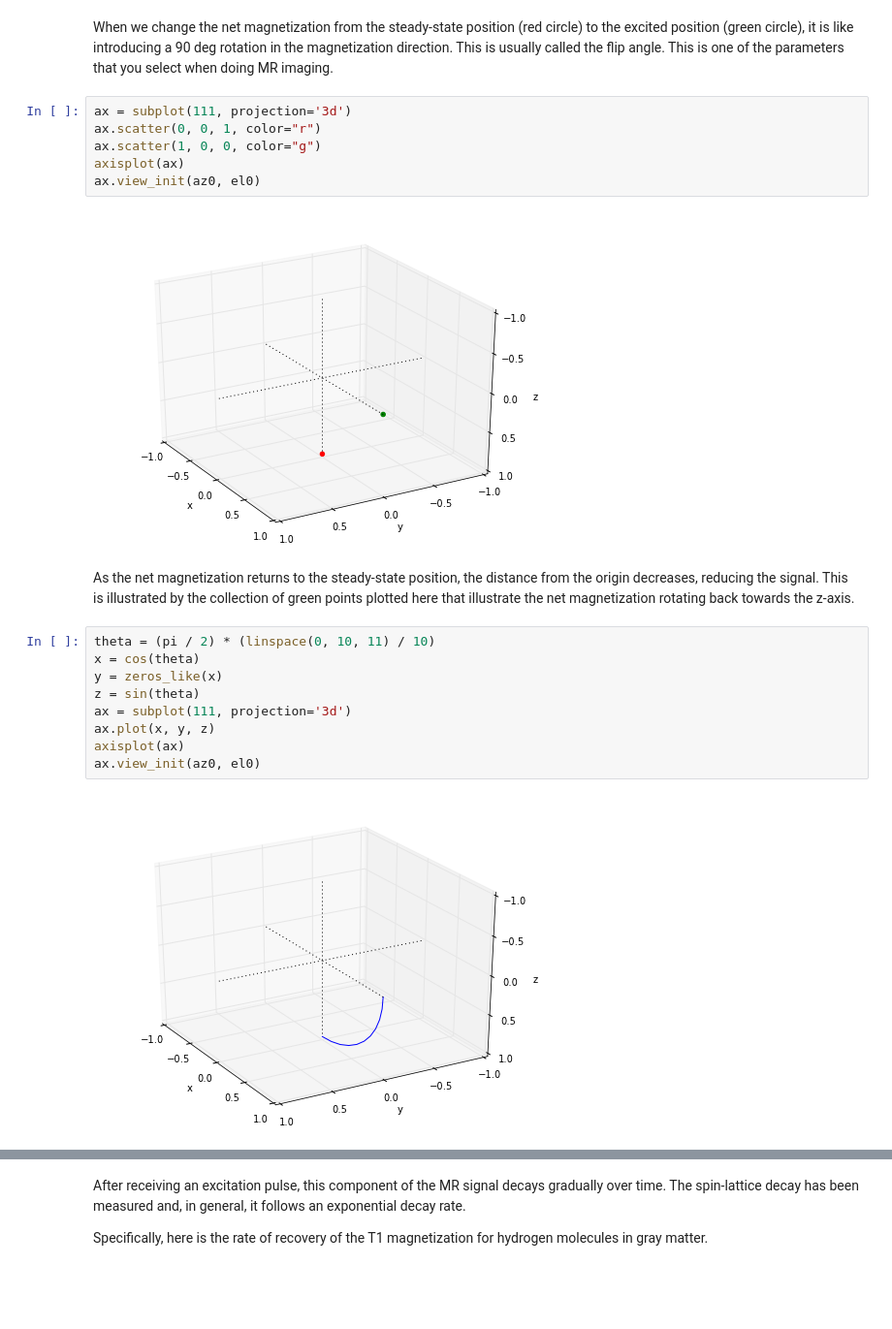
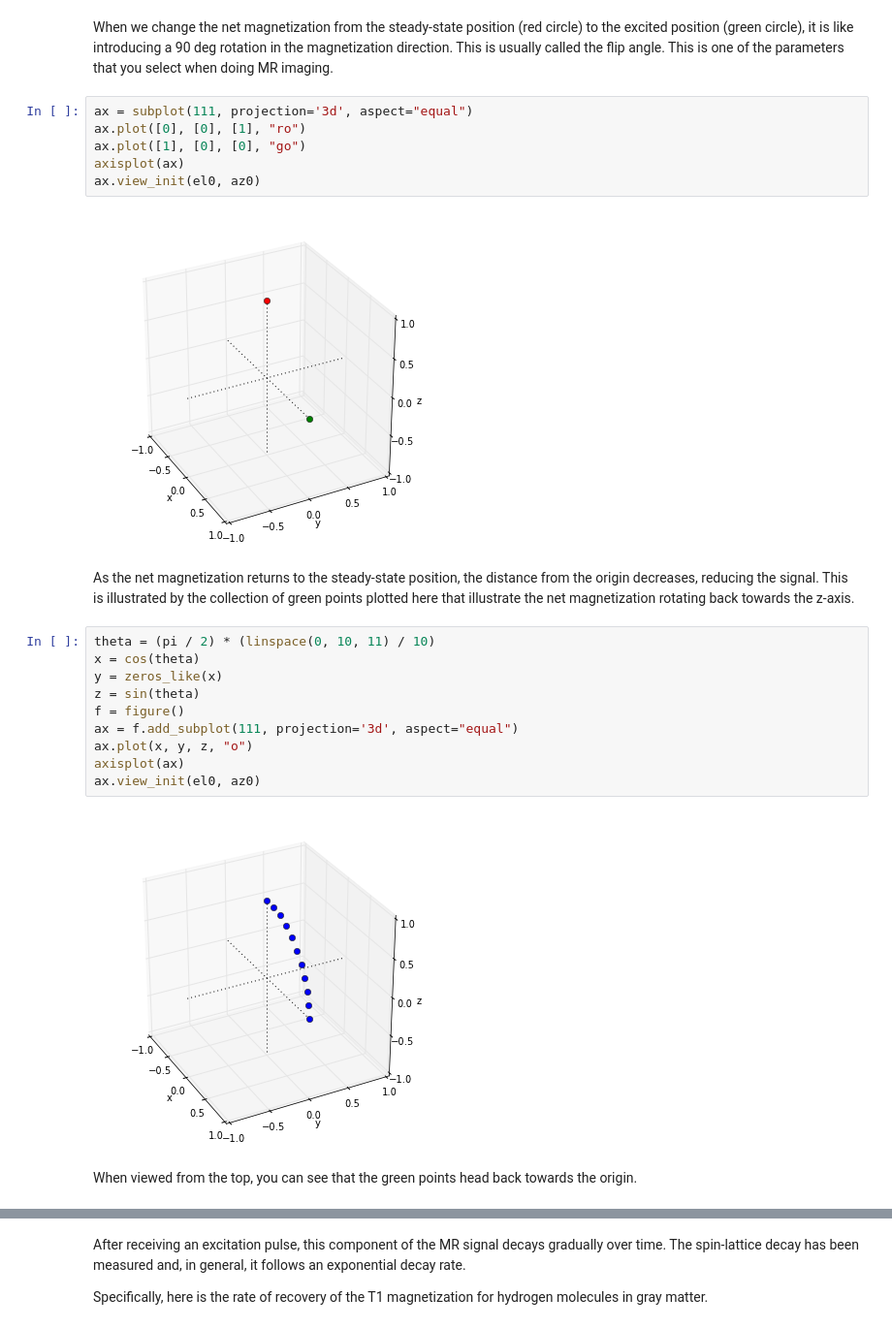
Before and after one commit to mwaskom/Psych204A, a Jupyter notebook: mrTutMR.ipynb, the cells around one changed output, grey strips where cells are left out. Shown: that part at 97% size. Drawn from its saved outputs; the diff is of its cells as text; blank space fills up the shorter version.

```diff
--- a/mrTutMR.ipynb
+++ b/mrTutMR.ipynb
@@ -219,13 +240,13 @@ deg rotation in the magnetization direction.  This is usually called the
 flip angle. This is one of the parameters that you select when doing MR
 imaging.
 # %%
-ax = subplot(111, projection='3d')
-ax.scatter(0, 0, 1, color="r")
-ax.scatter(1, 0, 0, color="g")
+ax = subplot(111, projection='3d', aspect="equal")
+ax.plot([0], [0], [1], "ro")
+ax.plot([1], [0], [0], "go")
 axisplot(ax)
-ax.view_init(az0, el0)
+ax.view_init(el0, az0)
 # %% [output]
-[figure, old version]
+[figure, new version]
 # %% [markdown]
 As the net magnetization returns to the steady-state position, the
 distance from the origin decreases, reducing the signal.  This is
@@ -236,9 +257,13 @@ theta = (pi / 2) * (linspace(0, 10, 11) / 10)
 x = cos(theta)
 y = zeros_like(x)
 z = sin(theta)
-ax = subplot(111, projection='3d')
-ax.plot(x, y, z)
+f = figure()
+ax = f.add_subplot(111, projection='3d', aspect="equal")
+ax.plot(x, y, z, "o")
 axisplot(ax)
-ax.view_init(az0, el0)
+ax.view_init(el0, az0)
 # %% [output]
-[figure, old version]
+[figure, new version]
+# %% [markdown]
+When viewed from the top, you can see that the green points head back
+towards the origin.
```
Also changed, not shown: parts of 15 cells of this notebook.
